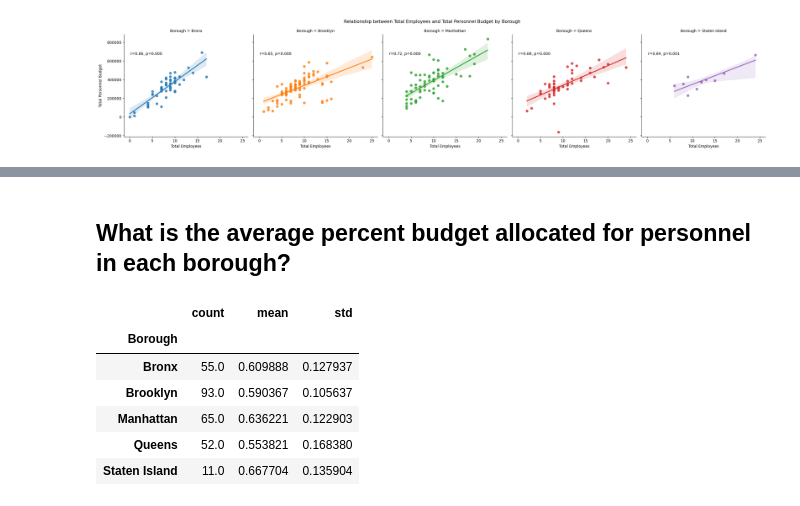
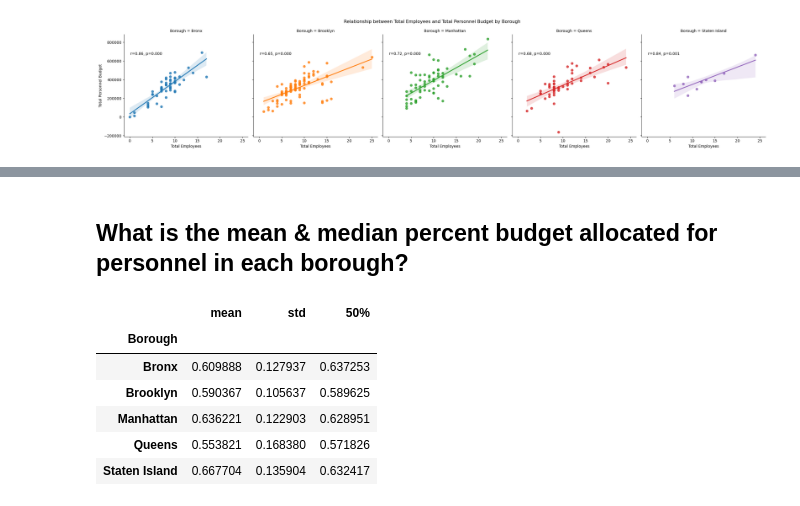
Before and after one commit to valeriemagalong/NYC-Aging, a Jupyter notebook: exploratory_data_analysis.ipynb, the cells around one changed output, grey strips where cells are left out. Cells and saved outputs as stored; diff of their text form; code cells hidden in the pictures.

```diff
--- a/exploratory_data_analysis.ipynb
+++ b/exploratory_data_analysis.ipynb
@@ -365,12 +423,12 @@ plt.show()
 # %% [markdown]
-## What is the average percent budget allocated for personnel in each borough?
+## What is the mean & median percent budget allocated for personnel in each borough?
 # %%
-scpd.groupby('Borough')['% Budget Allocated for Personnel'].describe()[['count', 'mean', 'std']]
+scpd.groupby('Borough')['% Budget Allocated for Personnel'].describe()[['mean', 'std', '50%']]
 # %% [output]
-|  | count | mean | std |
+|  | mean | std | 50% |
 | Borough |  |  |  |
-| Bronx | 55.0 | 0.609888 | 0.127937 |
-| Brooklyn | 93.0 | 0.590367 | 0.105637 |
-| Manhattan | 65.0 | 0.636221 | 0.122903 |
-| Queens | 52.0 | 0.553821 | 0.168380 |
-| Staten Island | 11.0 | 0.667704 | 0.135904 |
+| Bronx | 0.609888 | 0.127937 | 0.637253 |
+| Brooklyn | 0.590367 | 0.105637 | 0.589625 |
+| Manhattan | 0.636221 | 0.122903 | 0.628951 |
+| Queens | 0.553821 | 0.168380 | 0.571826 |
+| Staten Island | 0.667704 | 0.135904 | 0.632417 |
```
Also changed, not shown: parts of 19 cells of this notebook.
